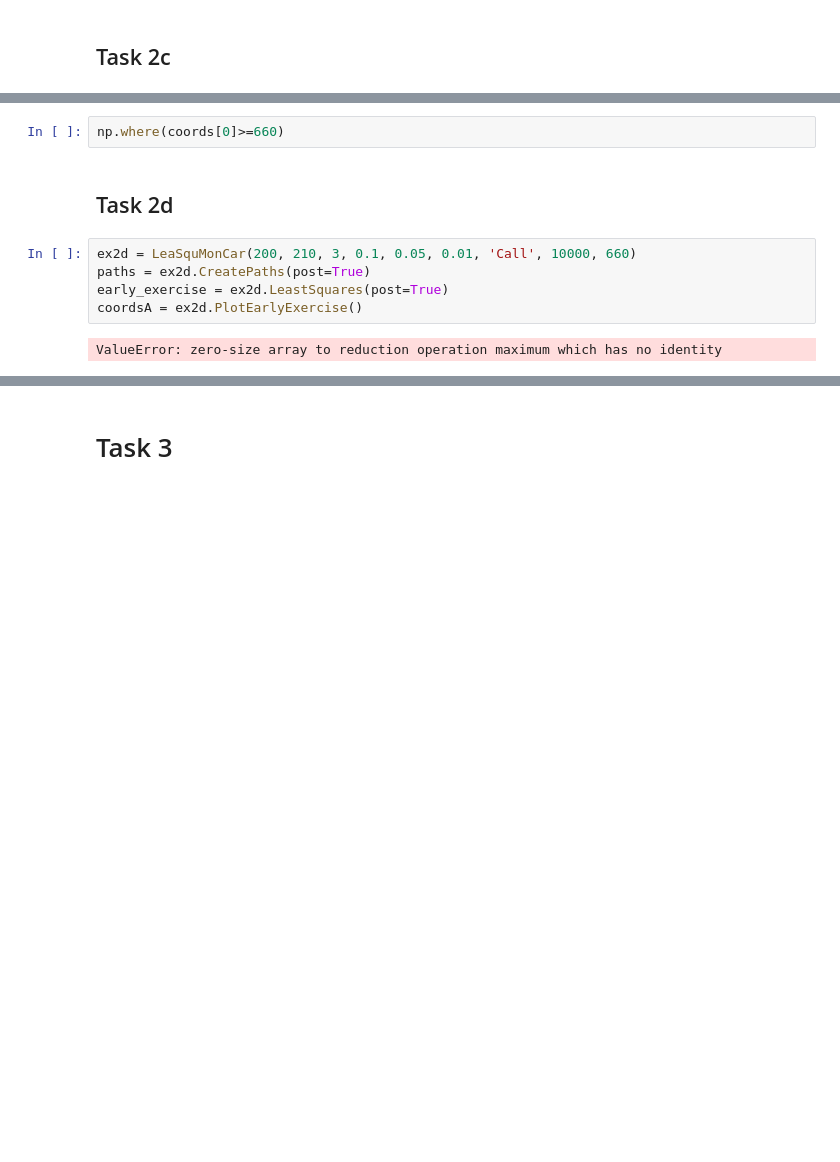
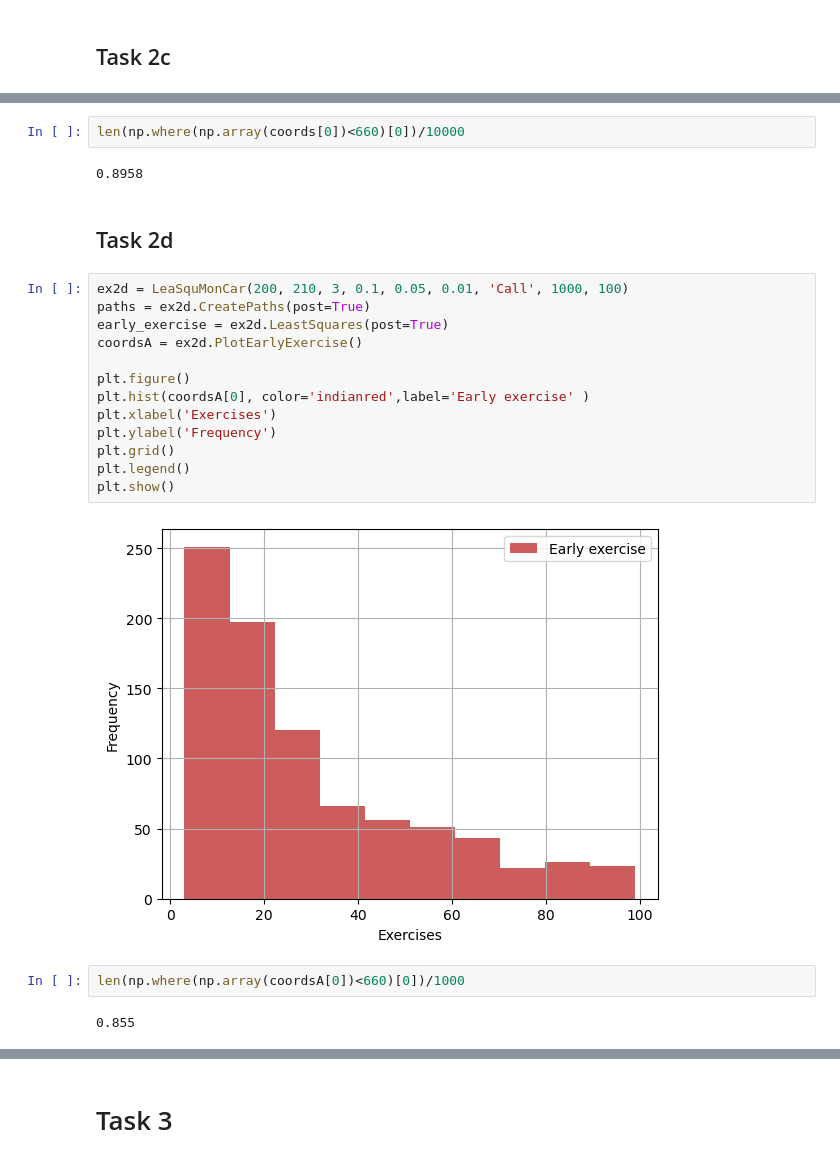
Before and after one commit to DataJakob/Various-School-Projects, a Jupyter notebook: Project_Evaluation_and_Finance/deliverable.ipynb, the cells around one changed output, grey strips where cells are left out. Cells and saved outputs as stored; diff of their text form; blank space fills up the shorter version.

```diff
--- a/Project_Evaluation_and_Finance/deliverable.ipynb
+++ b/Project_Evaluation_and_Finance/deliverable.ipynb
@@ -197,12 +199,26 @@ IndexError: index 2 is out of bounds for axis 0 with size 2
 # %%
-np.where(coords[0]>=660)
+len(np.where(np.array(coords[0])<660)[0])/10000
+# %% [output]
+0.8958
 # %% [markdown]
 <h2> Task 2d
 # %%
-ex2d = LeaSquMonCar(200, 210, 3, 0.1, 0.05, 0.01, 'Call', 10000, 660)
+ex2d = LeaSquMonCar(200, 210, 3, 0.1, 0.05, 0.01, 'Call', 1000, 100)
 paths = ex2d.CreatePaths(post=True)
 early_exercise = ex2d.LeastSquares(post=True)
 coordsA = ex2d.PlotEarlyExercise()
+
+plt.figure()
+plt.hist(coordsA[0], color='indianred',label='Early exercise' )
+plt.xlabel('Exercises')
+plt.ylabel('Frequency')
+plt.grid()
+plt.legend()
+plt.show()
 # %% [output]
-ValueError: zero-size array to reduction operation maximum which has no identity
+[figure, added]
+# %%
+len(np.where(np.array(coordsA[0])<660)[0])/1000
+# %% [output]
+0.855
 # %%
```
Also changed, not shown: parts of 17 cells of this notebook, 2 other files.
